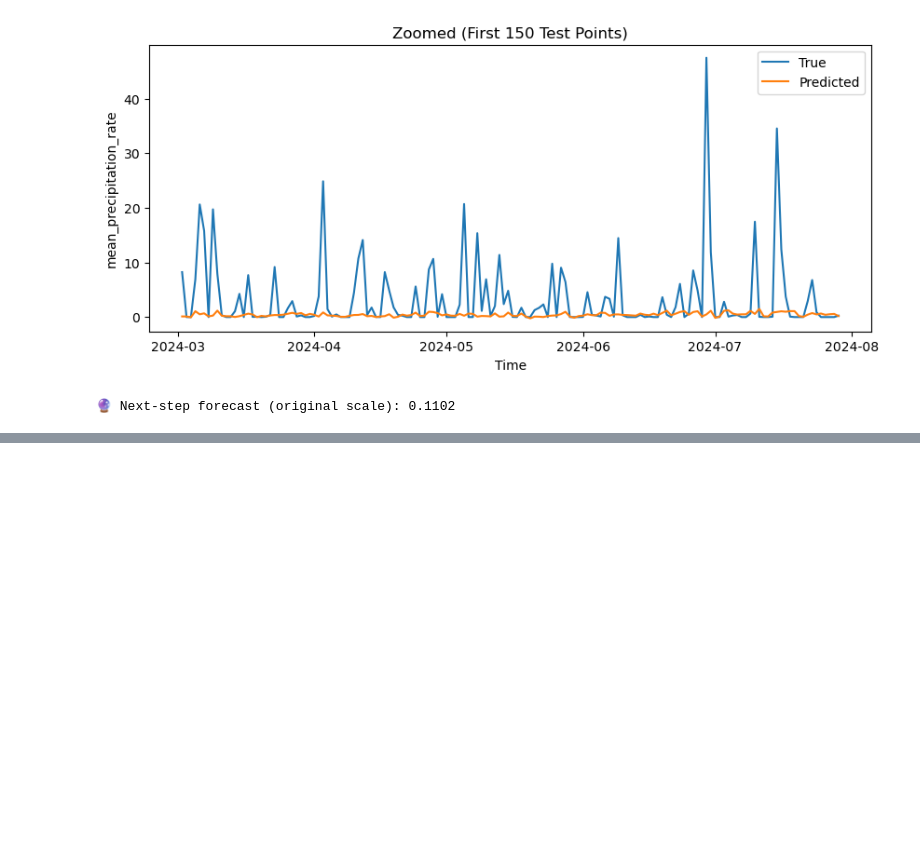
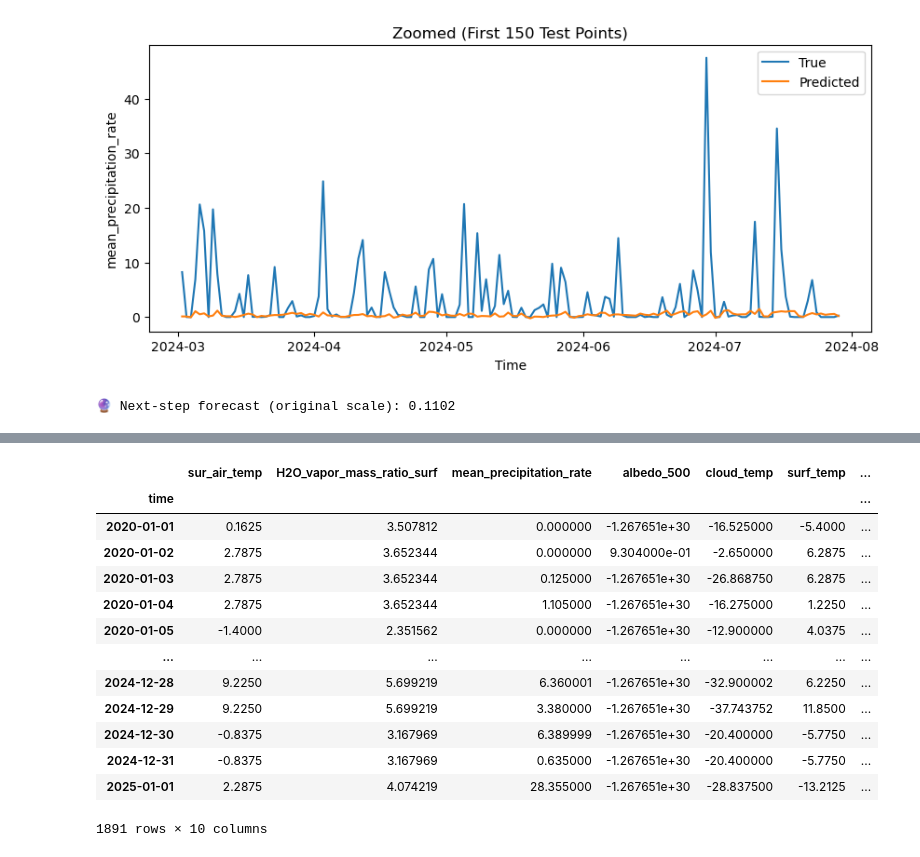
Before and after one commit to therealasrz/2025-nasa-space-app-challenge, a Jupyter notebook: project/model.ipynb, the cells around one changed output, grey strips where cells are left out. Cells and saved outputs as stored; diff of their text form; code cells hidden in the pictures; blank space fills up the shorter version.

```diff
--- a/project/model.ipynb
+++ b/project/model.ipynb
@@ -217,0 +869,17 @@ Epoch 6/150
+# %%
+df
+# %% [output]
+|  | sur_air_temp | H2O_vapor_mass_ratio_surf | mean_precipitation_rate | albedo_500 | cloud_temp | surf_temp | ... |
+| time |  |  |  |  |  |  | ... |
+| 2020-01-01 | 0.1625 | 3.507812 | 0.000000 | -1.267651e+30 | -16.525000 | -5.4000 | ... |
+| 2020-01-02 | 2.7875 | 3.652344 | 0.000000 | 9.304000e-01 | -2.650000 | 6.2875 | ... |
+| 2020-01-03 | 2.7875 | 3.652344 | 0.125000 | -1.267651e+30 | -26.868750 | 6.2875 | ... |
+| 2020-01-04 | 2.7875 | 3.652344 | 1.105000 | -1.267651e+30 | -16.275000 | 1.2250 | ... |
+| 2020-01-05 | -1.4000 | 2.351562 | 0.000000 | -1.267651e+30 | -12.900000 | 4.0375 | ... |
+| ... | ... | ... | ... | ... | ... | ... | ... |
+| 2024-12-28 | 9.2250 | 5.699219 | 6.360001 | -1.267651e+30 | -32.900002 | 6.2250 | ... |
+| 2024-12-29 | 9.2250 | 5.699219 | 3.380000 | -1.267651e+30 | -37.743752 | 11.8500 | ... |
+| 2024-12-30 | -0.8375 | 3.167969 | 6.389999 | -1.267651e+30 | -20.400000 | -5.7750 | ... |
+| 2024-12-31 | -0.8375 | 3.167969 | 0.635000 | -1.267651e+30 | -20.400000 | -5.7750 | ... |
+| 2025-01-01 | 2.2875 | 4.074219 | 28.355000 | -1.267651e+30 | -28.837500 | -13.2125 | ... |
+1891 rows × 10 columns
```
Also changed, not shown: parts of 4 cells of this notebook, 2 other files.
